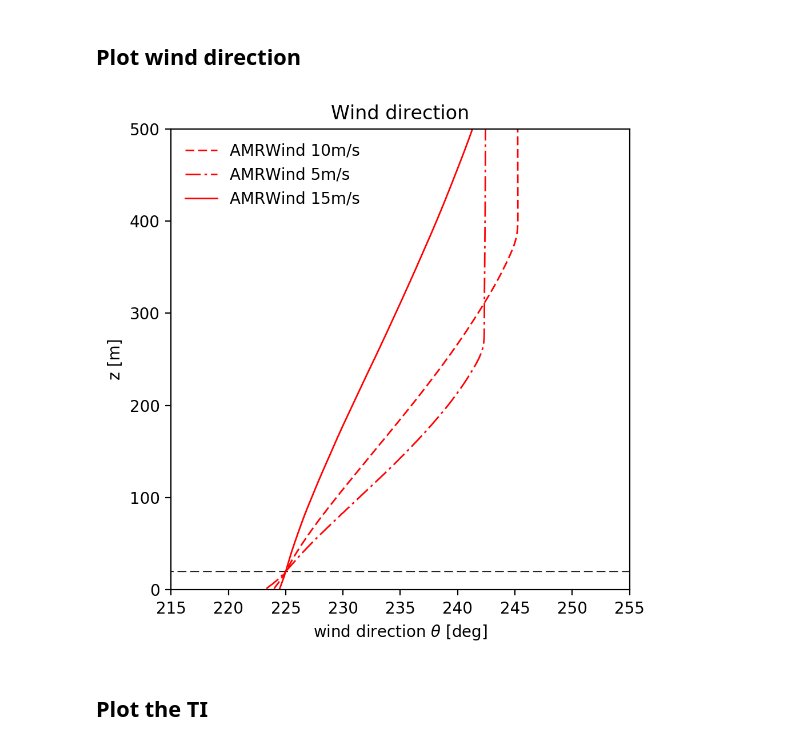
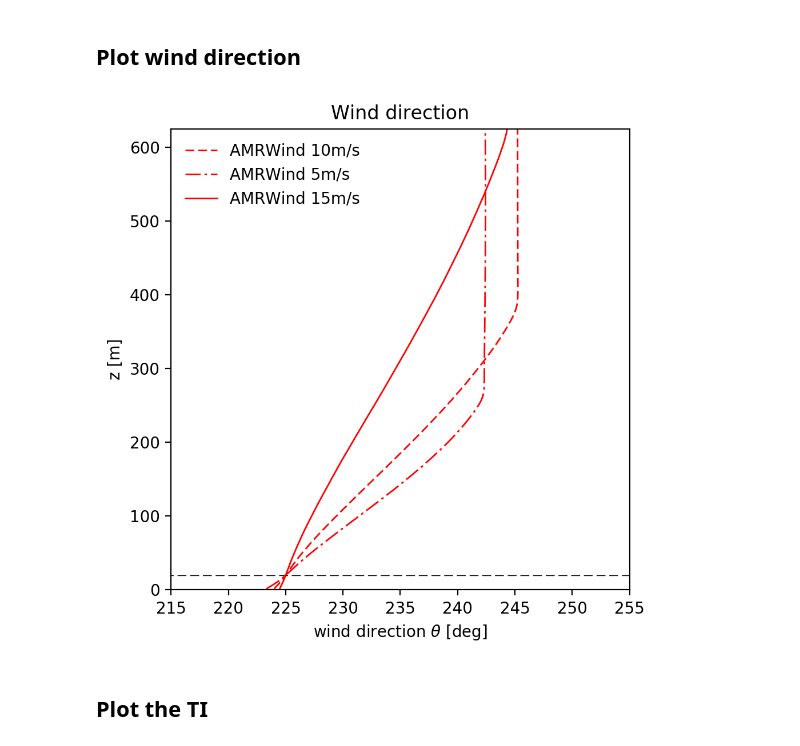
Before and after one commit to lawrenceccheung/AIAAScitech2021, a Jupyter notebook: Postprocessing/ABLStats/AMRWind_NaluWind_stable_AllWS_2p5Cubed.ipynb, the cells around one changed output. Drawn from its saved outputs; the diff is of its cells as text; code cells hidden in the pictures.

```diff
--- a/Postprocessing/ABLStats/AMRWind_NaluWind_stable_AllWS_2p5Cubed.ipynb
+++ b/Postprocessing/ABLStats/AMRWind_NaluWind_stable_AllWS_2p5Cubed.ipynb
@@ -33,6 +33,7 @@ styles = {
 
 # Add the hub-height lines
 hubheights = [20.0]
+maxy       = 625
 
 # Stuff for saving figures
 savefigs = True
@@ -63,7 +64,7 @@ for i in [0]:
     #axs[i].grid()
     axs[i].set_title('Horizontal velocity profile')
 
-axs[0].set_ylim(0,500)
+axs[0].set_ylim(0,maxy)
 #axs[1].set_ylim(0,200)
 plt.tight_layout()
 
@@ -77,35 +78,35 @@ if savefigs: plt.savefig(figdir+'/'+saveprefix+'_WS.png')
 #fig, axs = plt.subplots(1,2,figsize=(14,7),sharey=False)
 #plt.rc('font', size=16)
 Np=1
 fig, ax = plt.subplots(1,Np,figsize=(5,5),sharey=False, dpi=200)
 axs = []; axs.append(ax)
 
 veer = lambda u, v: 270-np.arctan2(v, u)*180.0/np.pi
 for l,c in l_cases.items():
     ls=styles[l]
     try:
         for i in np.arange(Np): axs[i].plot(veer(c.u, c.v), c.z, label=l, color=ls['color'], linewidth=ls['lw'], linestyle=ls['ls'])
     except:
         pass
 
 for hh in hubheights:
     for i in np.arange(Np): axs[i].hlines(hh, 200, 300, linestyles='dashed', linewidth=0.5)
 
 for i in np.arange(Np):
     axs[i].set_xlabel(r'wind direction $\theta$ [deg]')
     axs[i].set_ylabel('z [m]')
     axs[i].legend(loc=0, frameon=False)
     axs[i].set_xlim(215, 255)
     #axs[i].grid()
     axs[i].set_title('Wind direction')
 
-axs[0].set_ylim(0,500)
+axs[0].set_ylim(0,maxy)
 #axs[1].set_ylim(0,200)
 plt.tight_layout()
 
 if savefigs: plt.savefig(figdir+'/'+saveprefix+'_WDir.png')
 # %% [output]
-[figure, old version]
+[figure, new version]
 # %% [markdown]
 ## Plot the TI
 # %%
```
Also changed, not shown: parts of 5 cells of this notebook, 7 other files.
